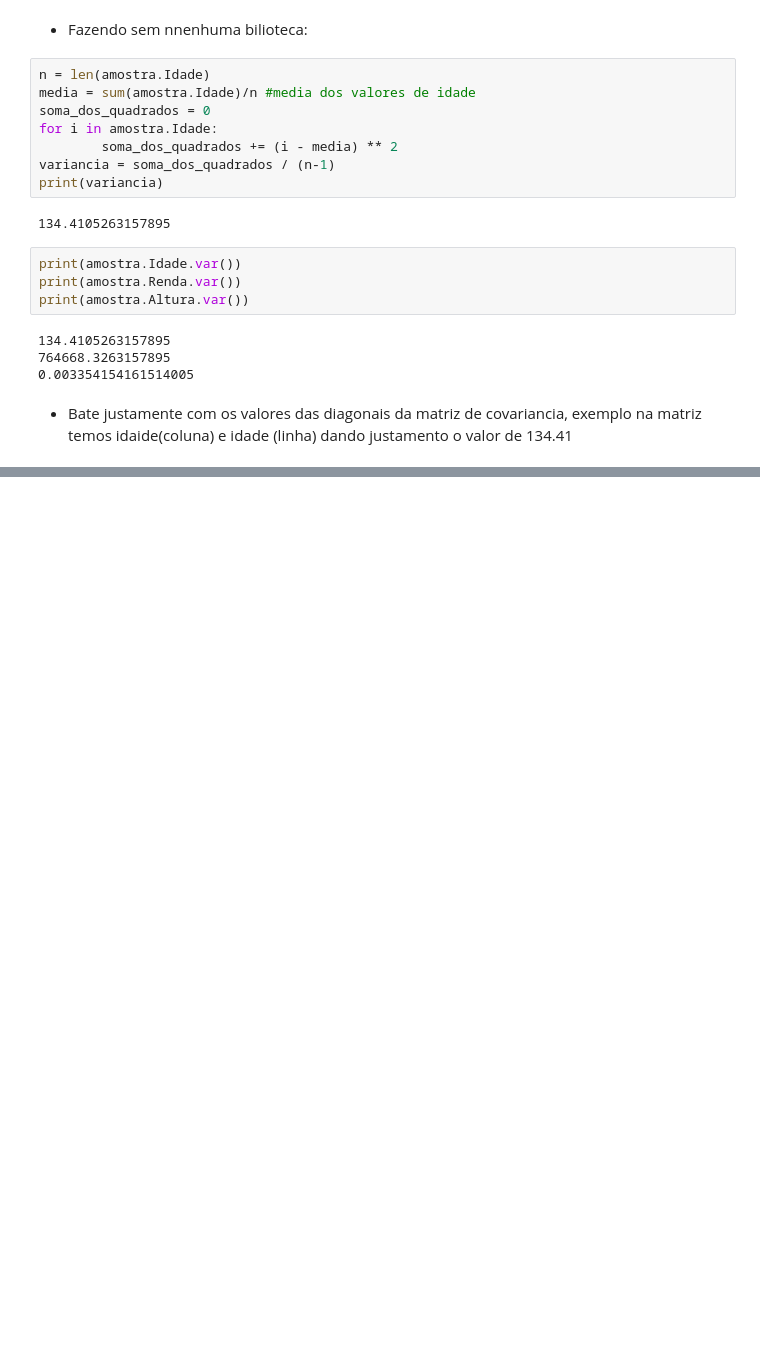
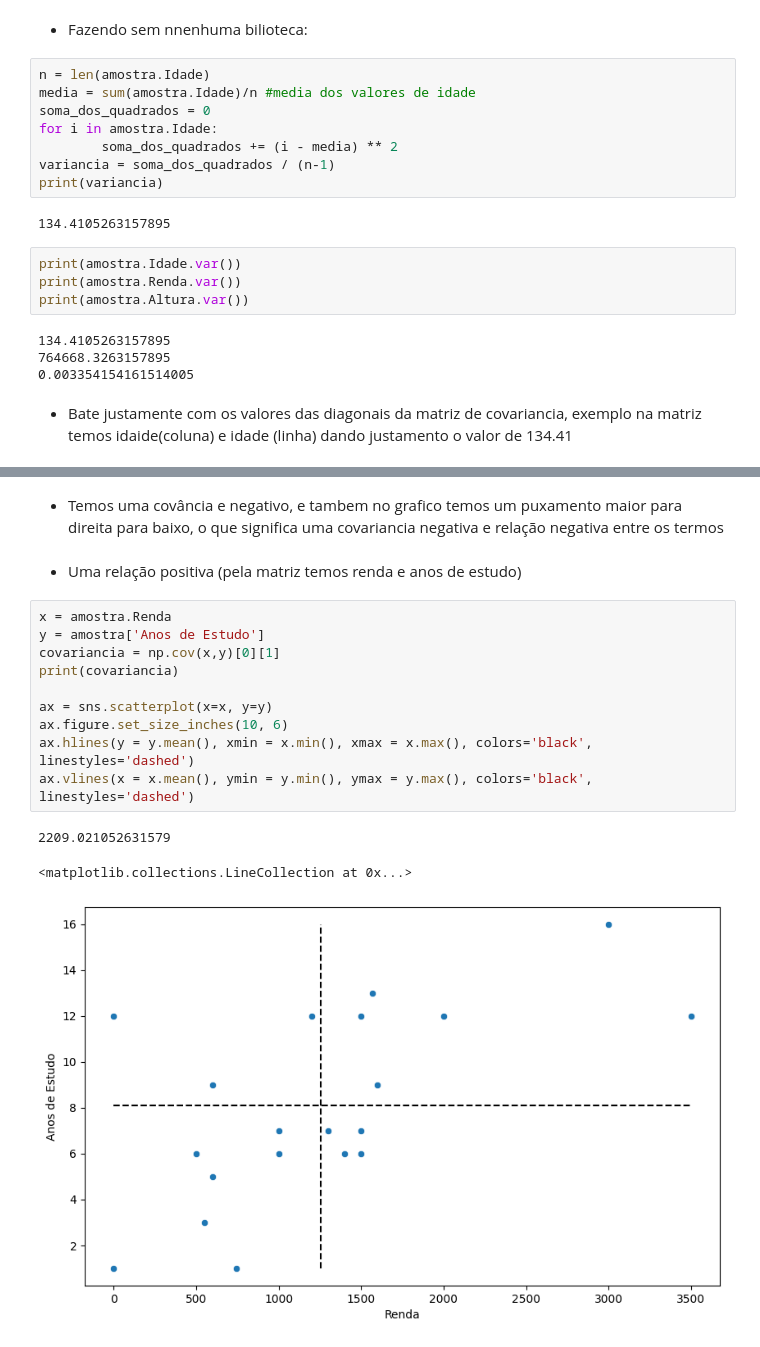
Before and after one commit to JonasSouza871/Machine-Learning-Statistics-Studies, a Jupyter notebook: Correlação_e_Regressão.ipynb, the cells around one changed output, grey strips where cells are left out. Saved outputs shown, nothing was run; the diff lists cells and outputs as text; blank space fills up the shorter version.

```diff
--- a/Correlação_e_Regressão.ipynb
+++ b/Correlação_e_Regressão.ipynb
@@ -288,0 +314,18 @@ print(amostra.Altura.var())
+# %% [markdown]
+ - Temos uma covância e negativo, e tambem no grafico temos um puxamento maior para direita para baixo, o que significa uma covariancia negativa  e relação negativa entre os termos
+# %% [markdown]
+- Uma relação positiva (pela matriz temos renda e anos de estudo)
+# %%
+x = amostra.Renda
+y = amostra['Anos de Estudo']
+covariancia = np.cov(x,y)[0][1]
+print(covariancia)
+
+ax = sns.scatterplot(x=x, y=y)
+ax.figure.set_size_inches(10, 6)
+ax.hlines(y = y.mean(), xmin = x.min(), xmax = x.max(), colors='black', linestyles='dashed')
+ax.vlines(x = x.mean(), ymin = y.min(), ymax = y.max(), colors='black', linestyles='dashed')
+# %% [output]
+2209.021052631579
+<matplotlib.collections.LineCollection at 0x...>
+[figure, added]
```
Also changed, not shown: parts of 10 cells of this notebook.
